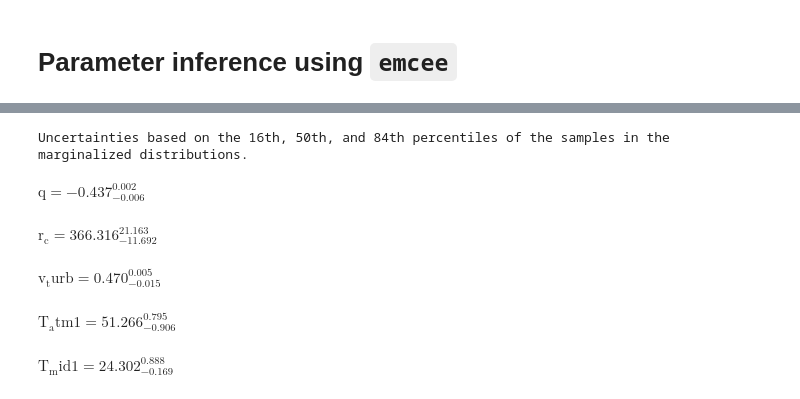
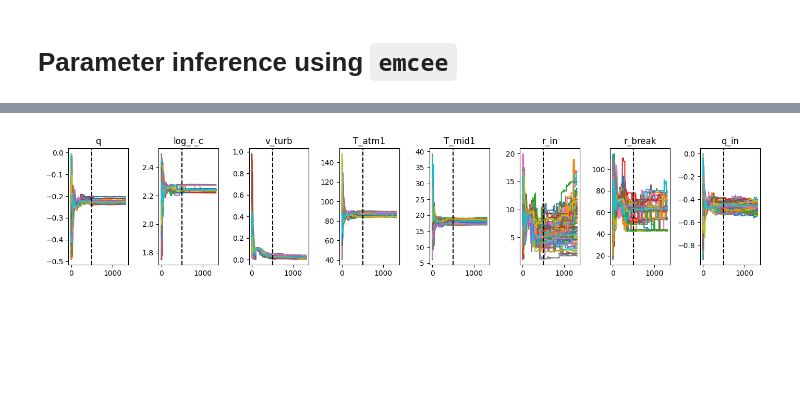
Before and after one commit to pi-vision/radjax, a Jupyter notebook: notebooks/parametric_disk_estimation_HD163296.ipynb, the cells around one changed output, grey strips where cells are left out. Drawn from its saved outputs; the diff is of its cells as text; code cells hidden in the pictures; blank space fills up the shorter version.

```diff
--- a/notebooks/parametric_disk_estimation_HD163296.ipynb
+++ b/notebooks/parametric_disk_estimation_HD163296.ipynb
@@ -314,17 +316,19 @@ $\displaystyle \mathrm{T_mid1} = 24.406_{-0.273}^{0.800}$
-# %%
-from IPython.display import display, Math
-
-print('Uncertainties based on the 16th, 50th, and 84th percentiles of the samples in the marginalized distributions.')
-for i in range(ndim):
-    mcmc = np.percentile(flat_samples[:, i], [16, 50, 84])
-    q = np.diff(mcmc)
-    txt = "\mathrm{{{3}}} = {0:.3f}_{{-{1:.3f}}}^{{{2:.3f}}}"
-    txt = txt.format(mcmc[1], q[0], q[1], param_names[i])
-    display(Math(txt))
-# %% [output]
-Uncertainties based on the 16th, 50th, and 84th percentiles of the samples in the marginalized distributions.
-$\displaystyle \mathrm{q} = -0.437_{-0.006}^{0.002}$
-$\displaystyle \mathrm{r_c} = 366.316_{-11.692}^{21.163}$
-$\displaystyle \mathrm{v_turb} = 0.470_{-0.015}^{0.005}$
-$\displaystyle \mathrm{T_atm1} = 51.266_{-0.906}^{0.795}$
-$\displaystyle \mathrm{T_mid1} = 24.302_{-0.169}^{0.888}$
+# %%
+discard = 500
+thin = 15
+chain = reader.get_chain()
+flat_samples = reader.get_chain(discard=discard, thin=thin, flat=True)
+
+ndim = chain.shape[-1]
+
+
+%matplotlib widget
+fig, axes = plt.subplots(1, ndim, figsize=(14,3))
+for i in range(ndim):
+    axes[i].plot(chain[...,i])
+    axes[i].set_title(param_names[i])
+    axes[i].axvline(discard, color='black', linestyle='--')
+
+plt.tight_layout()
+# %% [output]
+[figure, added]
```
Also changed, not shown: parts of 29 cells of this notebook, 5 other files.
